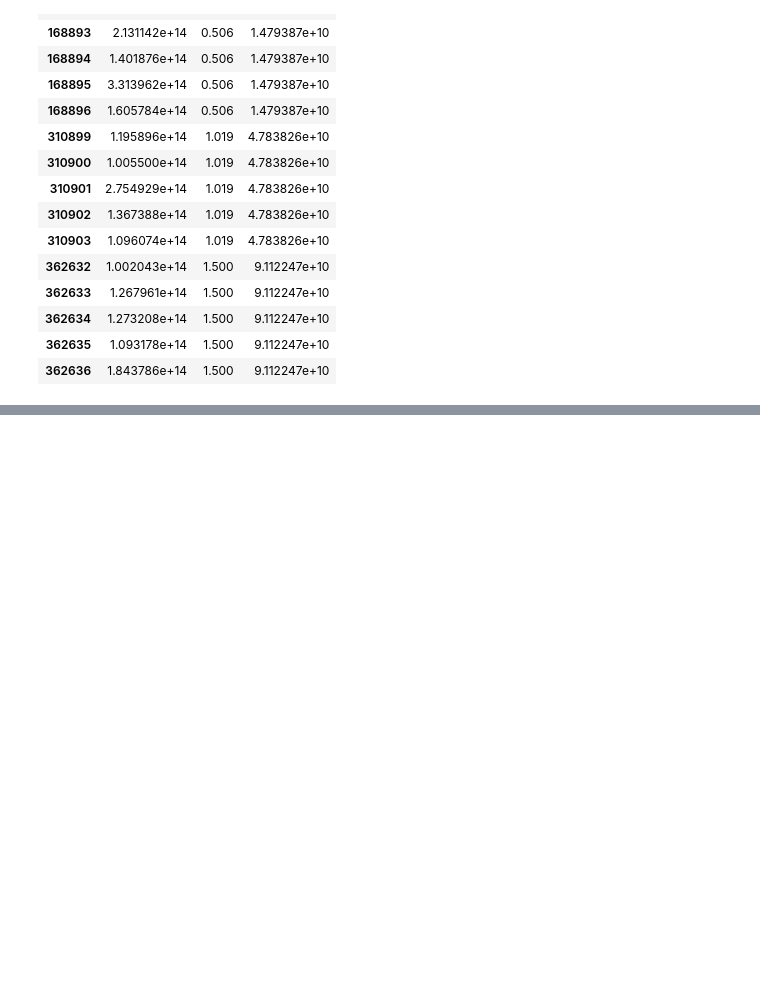
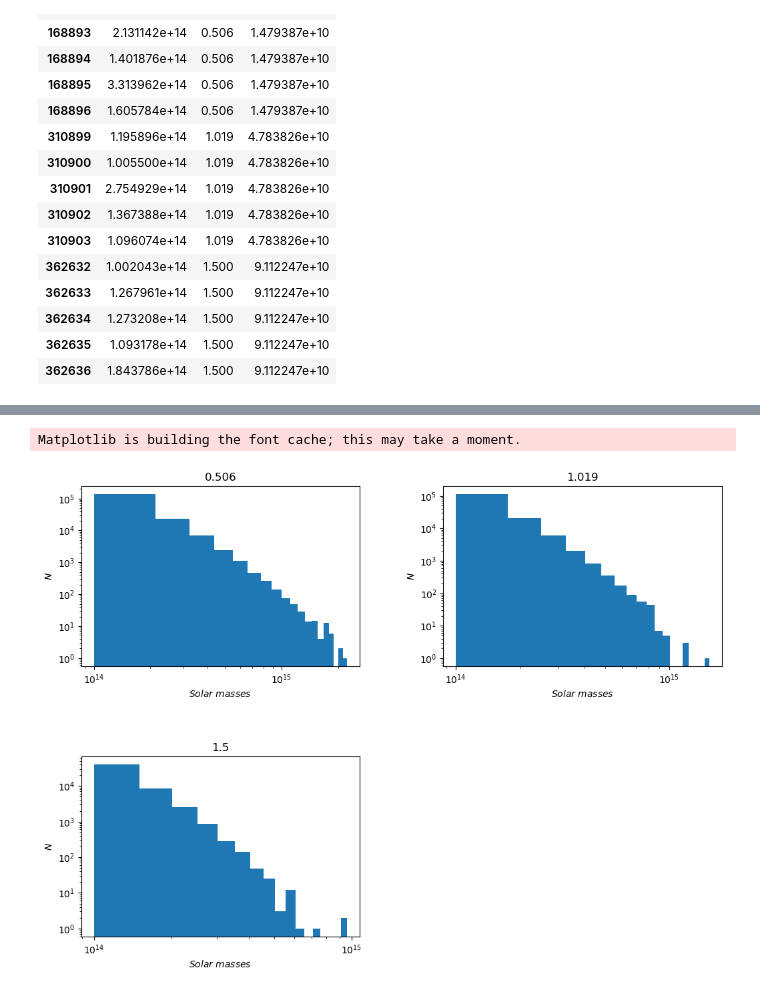
Before and after one commit to basagliuz/Esame_TRMD, a Jupyter notebook: HMF.ipynb, the cells around one changed output, grey strips where cells are left out. Drawn from its saved outputs; the diff is of its cells as text; code cells hidden in the pictures; blank space fills up the shorter version.

```diff
--- a/HMF.ipynb
+++ b/HMF.ipynb
@@ -52,0 +61,10 @@ euclid_ammassi.groupby('z')['mass'].describe()
+# %%
+import matplotlib.pyplot as plt
+axes = euclid_ammassi.hist(['mass'], 'z', xrot = 0, figsize = (12, 9), bins = 'sturges')
+for ax in axes.flatten():
+    ax.set(xlabel = '$Solar\ masses$', ylabel = '$N$')
+    ax.loglog()
+plt.show()
+# %% [output]
+Matplotlib is building the font cache; this may take a moment.
+[figure, added]
```
Also changed, not shown: parts of 8 cells of this notebook, 1 other file.
